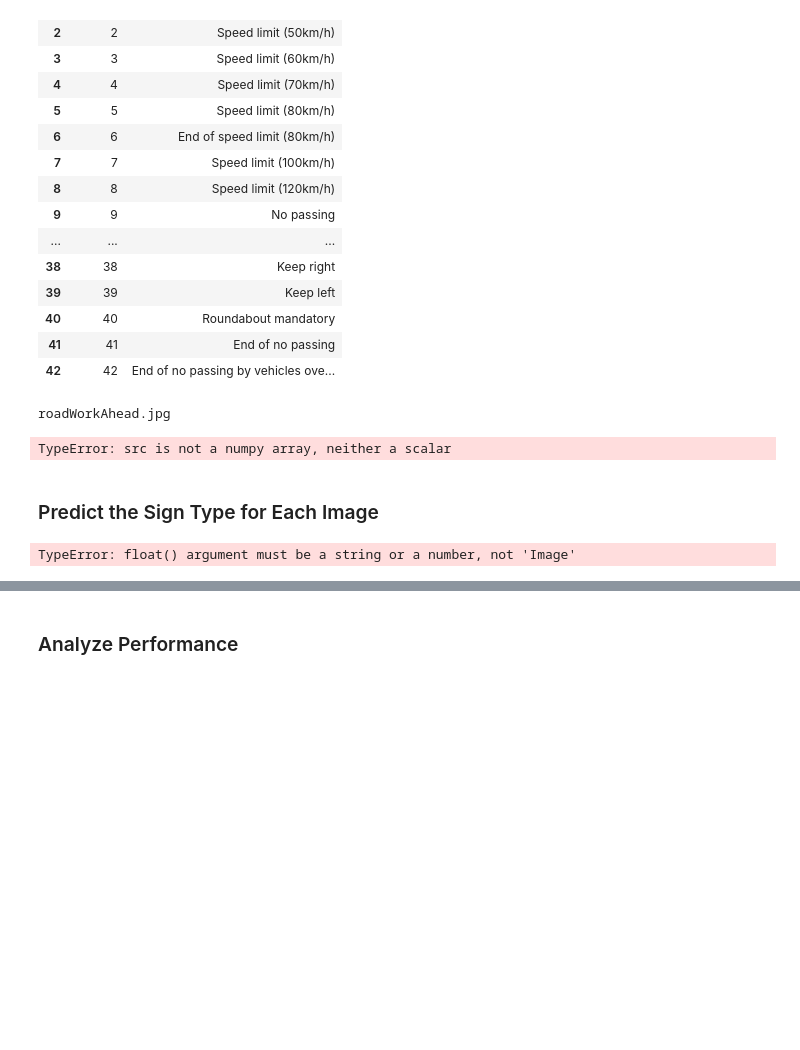
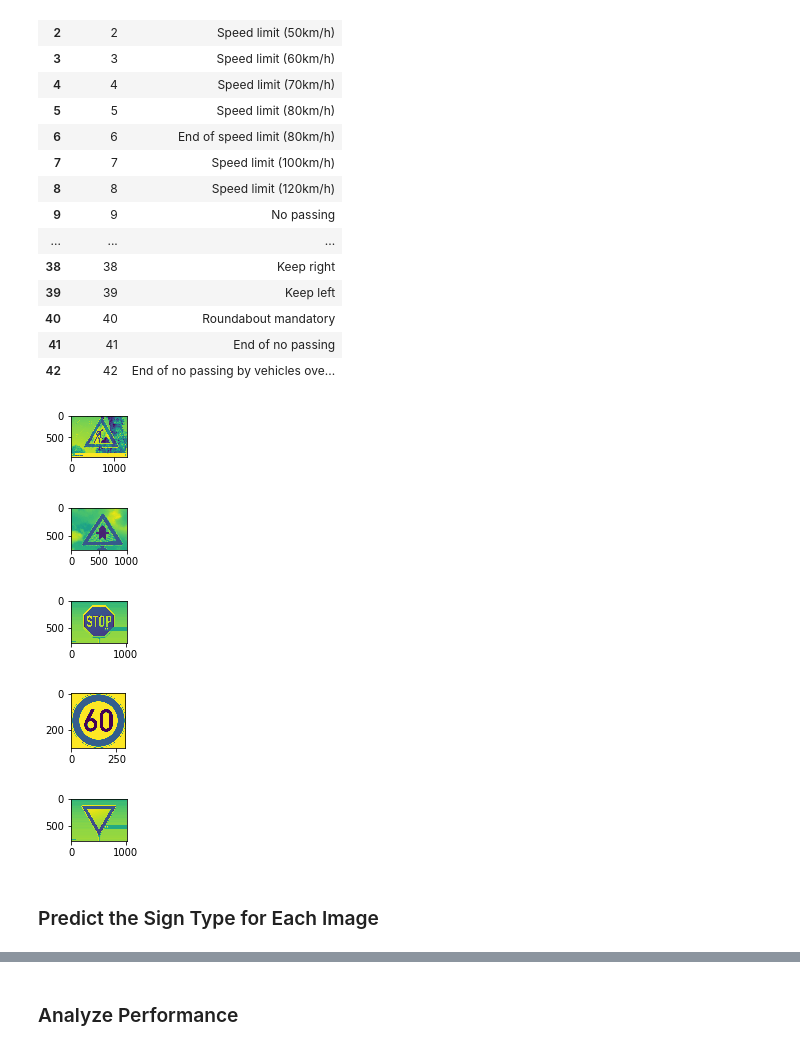
Before and after one commit to CodyNicholson/Traffic_Sign_Classifier, a Jupyter notebook: Traffic_Sign_Classifier.ipynb, the cells around one changed output, grey strips where cells are left out. Saved outputs shown, nothing was run; the diff lists cells and outputs as text; code cells hidden in the pictures; blank space fills up the shorter version.

```diff
--- a/Traffic_Sign_Classifier.ipynb
+++ b/Traffic_Sign_Classifier.ipynb
@@ -454,65 +454,24 @@ sign_names.head(43)
 | 40 | 40 | Roundabout mandatory |
 | 41 | 41 | End of no passing |
 | 42 | 42 | End of no passing by vehicles ove... |
-# %%
-from PIL import Image
-import os
-import cv2
-
-img_new_list = []
-
-
-for filename in os.listdir('extra_imgs'):
-    print(filename)
-    img = Image.open('extra_imgs/' + filename)
-    img_gray = cv2.cvtColor( img, cv2.COLOR_RGB2GRAY )
-    img_gray_resized = img_gray.resize((32, 32), 3)
-    plt.figure(figsize=(4,4))
-    plt.imshow(img_gray_resized)
-    #print(im_new.shape)
-    img_new_list.append(img_gray_resized)
-
-truth_values = [25, 12, 11, 31]
-# %% [output]
-roadWorkAhead.jpg
-TypeError: src is not a numpy array, neither a scalar
+# %%
+import os
+import cv2
+
+# Images downloaded are named "img1.jpg ... img5.jpg"
+# Displaying the images here.
+img_new_list = []
+for i in range(1,6):
+    im = cv2.imread("test_imgs/"+str(i)+".jpg")
+    gray = cv2.cvtColor(im, cv2.COLOR_BGR2GRAY)
+    img_new_list.append(cv2.resize(gray, (32,32)))
+    plt.figure(figsize=(1,1))
+    plt.imshow(gray)
+# %% [output]
+[figure, added]
+[figure, added]
+[figure, added]
+[figure, added]
+[figure, added]
 # %% [markdown]
 ### Predict the Sign Type for Each Image
-# %%
-### Run the predictions here and use the model to output the prediction for each image.
-### Make sure to pre-process the images with the same pre-processing pipeline used earlier.
-### Feel free to use as many code cells as needed.
-
-import csv
-
-img_grey = cv2.cvtColor( img, cv2.COLOR_RGB2GRAY )
-
-images = preprocess_dataset(im_new_list)
-
-dict_signs = {}
-with open('signnames.csv', 'r') as csvfile:
-    lines = csvfile.readlines()
-    n_classes = len(lines) - 1
-    count = 0
-    for row in lines:
-        if count > 0:
-            dict_signs[count - 1] = row.split(',')[1]
-        count += 1
-
-logits_list = []
-
-for img in im_new_list:
-    im_new = np.asarray(img)
-    im_new = im_new[np.newaxis, ...]
-    im_new = normalized_img(im_new)
-    with tf.Session() as sess:
-        saver.restore(sess, './lenet')
-        logits_new = sess.run(logits, feed_dict = {x: im_new, keep_prob: 1.0})
-        logits_list.append(logits_new)
-        prediction = np.argmax(logits_new)
-        #print predictions
-        plt.figure(figsize=(4,4))
-        plt.suptitle('Prediction: '+str(dict_signs[prediction]) + " (" + str(prediction)+ ") \n")
-        plt.imshow(img)
-# %% [output]
-TypeError: float() argument must be a string or a number, not 'Image'
```
Also changed, not shown: parts of 4 cells of this notebook, 13 other files.
